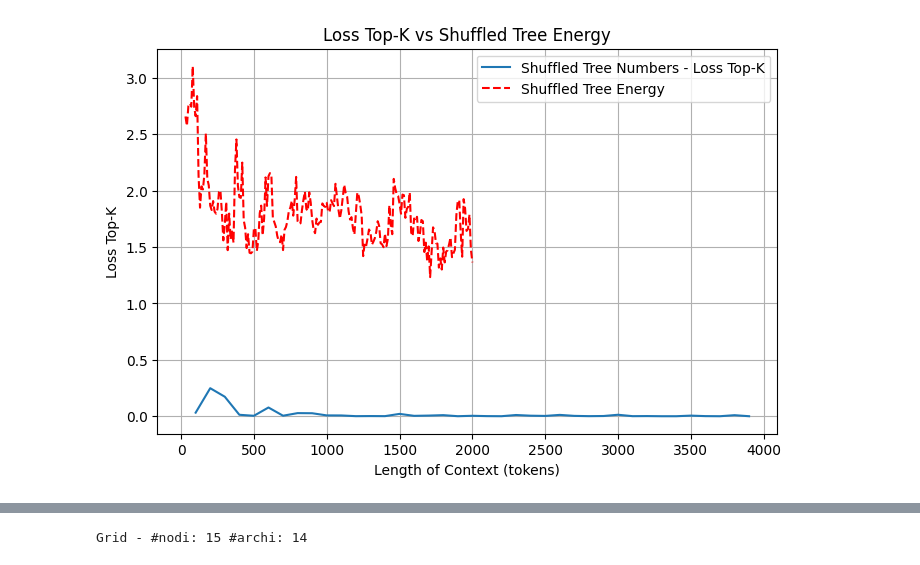
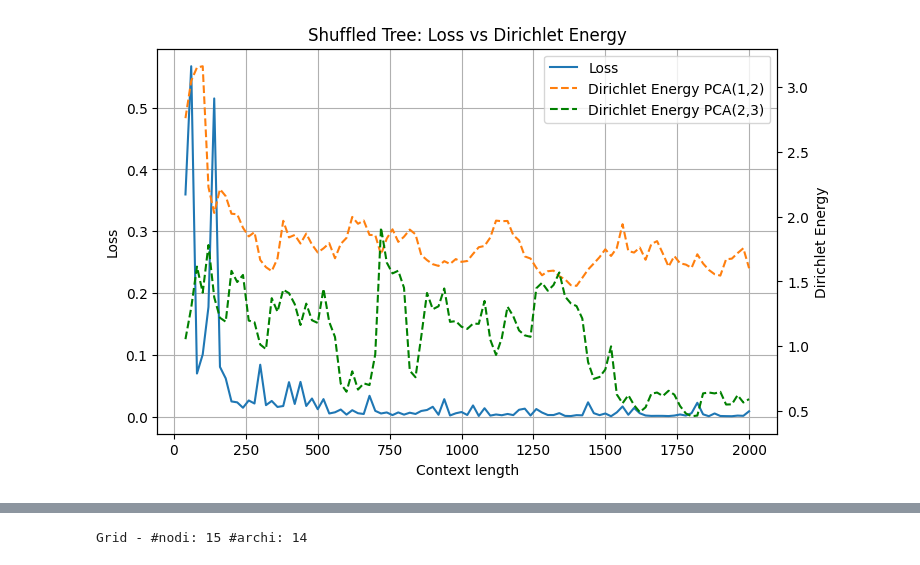
Before and after one commit to Project-Hindenburg/hico, a Jupyter notebook: notebooks/icl_loss.ipynb, the cells around one changed output, grey strips where cells are left out. Drawn from its saved outputs; the diff is of its cells as text; code cells hidden in the pictures.

Commit message:
loss & dirichlet

```diff
--- a/notebooks/icl_loss.ipynb
+++ b/notebooks/icl_loss.ipynb
@@ -16,15 +18,17 @@ VOCAB_PATH = Path("../data/number_ids.txt")
 grid_folder = "shuffled_tree_numbers"
 structure_name = "bin_tree"
 
-EMB_DIR    = Path(f"../embeddings/reps&probs32/{grid_folder}")
 GRID_PATH  = Path(f"../data/one_random_walk/{grid_folder}/{structure_name}_structure.txt")
 
+PROB_DIR    = Path(f"../embeddings/new/{grid_folder}")
+logit_file = PROB_DIR / f"final_topk_pairAB_step10_bin_tree_numbers_shuffled_one_rw_2000.pt"
+
+EMB_DIR    = Path(f"../embeddings/reps&probs32/{grid_folder}")
 emb_filename = "reprs_bin_tree_numbers_shuffled_one_rw_2000_line000000_layer32.pt"
-logit_file = EMB_DIR / f"final_topk_every100tok_bin_tree_numbers_shuffled_one_rw_2000.pt"
 
 # compute loss
 
-hp_grid = Plotter(VOCAB_PATH, GRID_PATH, EMB_DIR)
+hp_grid = Plotter(VOCAB_PATH, GRID_PATH, PROB_DIR)
 
 G = load_graph_from_txt(GRID_PATH, kind="tree")
 print("Grid - #nodi:", G.number_of_nodes(), "#archi:", G.number_of_edges())
@@ -53,12 +57,13 @@ dfv = df.loc[mask].sort_values("length_tokens")
 
 shuffled_tree_numbers_loss = dfv[["length_tokens", "loss_topk"]].copy().to_numpy()
 
+
 # COMPUTE SHUFFLED TREE ENERGY
 
 ctx = 2000
-WIN = 10
+WIN = 20
+K = 5
 PCA_K = 2
-K = 1
 MIN_NODES = PCA_K + 1
 
 shuffled_tree_energy = compute_shuffled_tree_energy(
@@ -73,15 +78,73 @@ shuffled_tree_energy = compute_shuffled_tree_energy(
     pt_filename=emb_filename,
 )
 
-plt.figure(figsize=(8, 5))
-plt.plot(shuffled_tree_numbers_loss[:, 0], shuffled_tree_numbers_loss[:, 1], label="Shuffled Tree Numbers - Loss Top-K")
-plt.plot(shuffled_tree_energy[0], shuffled_tree_energy[1], color="red", linestyle="--", label="Shuffled Tree Energy")
-plt.xlabel("Length of Context (tokens)")
-plt.ylabel("Loss Top-K")
-plt.title("Loss Top-K vs Shuffled Tree Energy")
-# plt.xscale("log")
-plt.legend()
-plt.grid()
+shuffled_tree_energy23 = compute_shuffled_tree_energy(
+    VOCAB_PATH=VOCAB_PATH,
+    GRID_PATH=GRID_PATH,
+    EMB_DIR=EMB_DIR,
+    ctx=ctx,
+    WIN=WIN,
+    PCA_K=5,
+    pc1=1,
+    pc2=2,
+    K=K,
+    MIN_NODES=MIN_NODES,
+    pt_filename=emb_filename,
+)
+
+loss_x_words = shuffled_tree_numbers_loss[:, 0].astype(float)
+loss_y = shuffled_tree_numbers_loss[:, 1].astype(float)
+
+energy_x_tokens = np.asarray(shuffled_tree_energy[0], dtype=float)
+energy_y = np.asarray(shuffled_tree_energy[1], dtype=float)
+energy23_y = np.asarray(shuffled_tree_energy23[1], dtype=float)
+
+# riscala asse x della loss sulla scala token
+loss_x_tokens = loss_x_words * (energy_x_tokens.max() / loss_x_words.max())
+
+# interpola loss sugli stessi x della energy
+loss_y_interp_on_energy_x = np.interp(energy_x_tokens, loss_x_tokens, loss_y)
+
+fig, ax1 = plt.subplots(figsize=(8, 5))
+
+energy_color = "tab:orange"
+loss_color = "tab:blue"
+
+# asse y sinistro: loss
+line1 = ax1.plot(
+    energy_x_tokens,
+    loss_y_interp_on_energy_x,
+    label="Loss",
+    color=loss_color
+)
+ax1.set_xlabel("Context length")
+ax1.set_ylabel("Loss")
+ax1.grid()
+
+# asse y destro: energy
+ax2 = ax1.twinx()
+line2 = ax2.plot(
+    energy_x_tokens,
+    energy_y,
+    "--",
+    color=energy_color,
+    label="Dirichlet Energy PCA(1,2)",
+)
+line3 = ax2.plot(
+    energy_x_tokens,
+    energy23_y,
+    "--",
+    color="green",
+    label="Dirichlet Energy PCA(2,3)",
+)
+ax2.set_ylabel("Dirichlet Energy")
+
+# legenda unica
+lines = line1 + line2 + line3
+labels = [l.get_label() for l in lines]
+ax1.legend(lines, labels, loc="best")
+
+plt.title("Shuffled Tree: Loss vs Dirichlet Energy")
 plt.show()
 # %% [output]
 Grid - #nodi: 15 #archi: 14
@@ -88 +167 @@ Grid - #nodi: 15 #archi: 14
-[figure, old version]
+[figure, new version]
```
Also changed, not shown: parts of 30 cells of this notebook, 17 other files.
